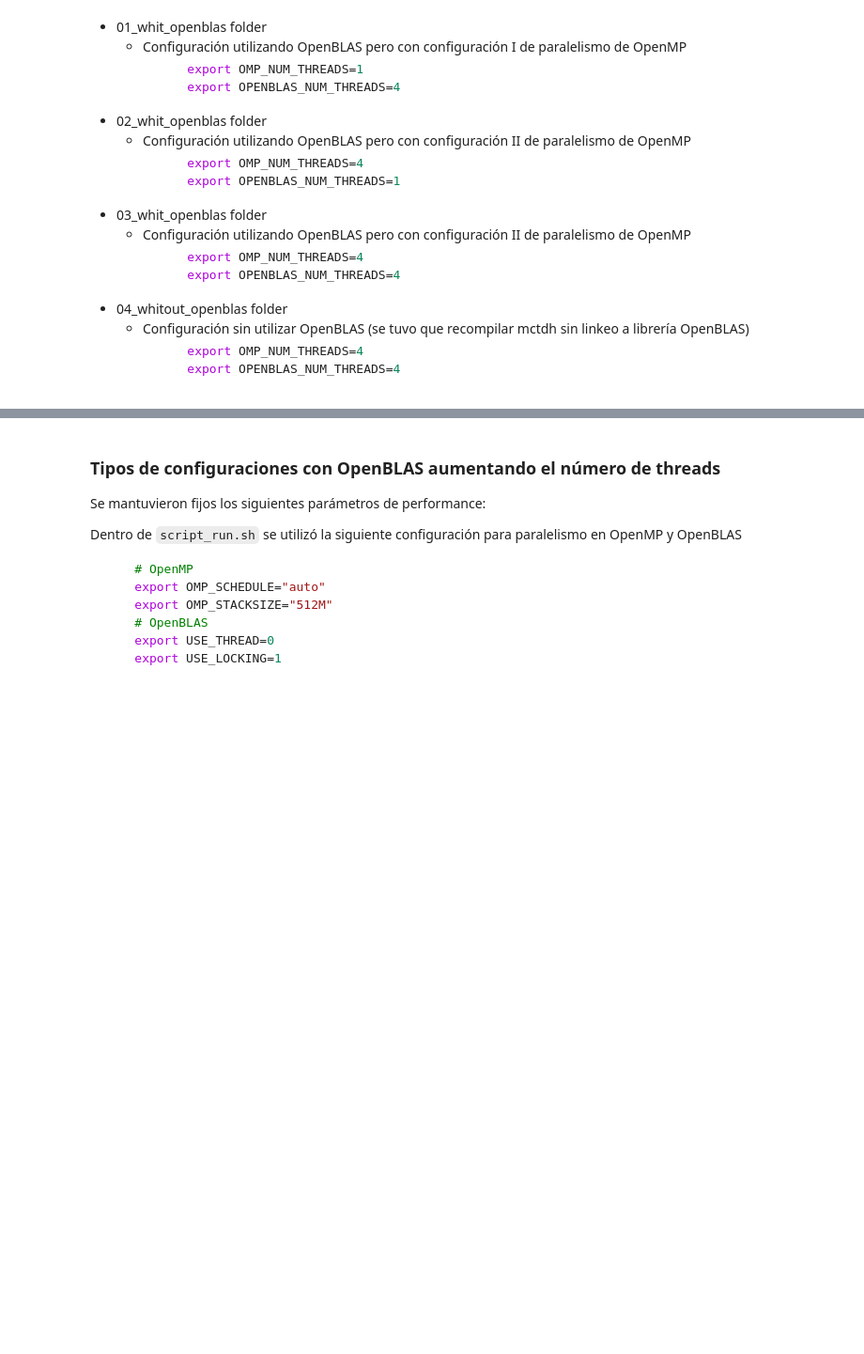
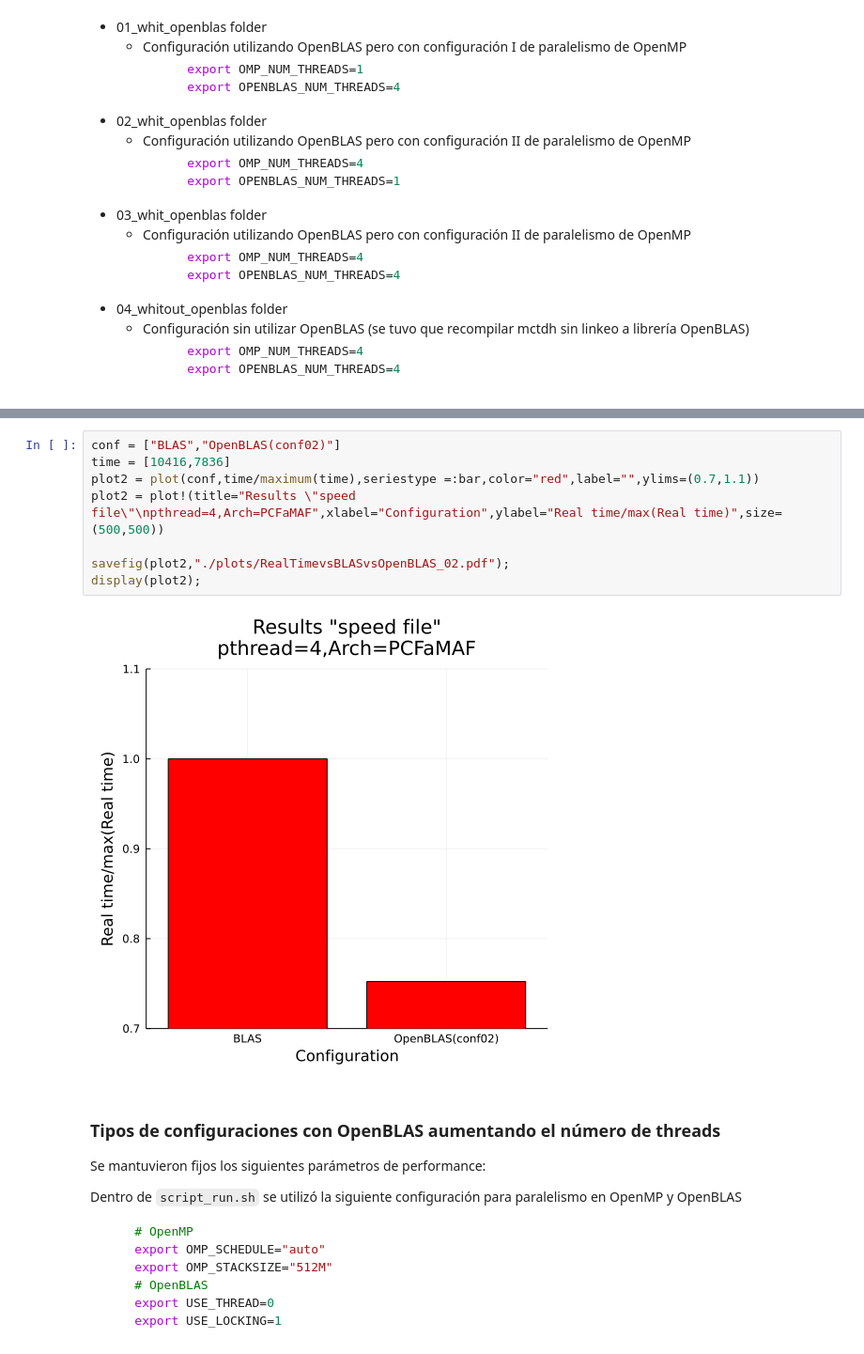
Before and after one commit to mendzmartin/mctdh_cp2021, a Jupyter notebook: double_quantum_dot_model/qdot_02/energies_vs_lambda/study_of_performance_03/running_comparison_performance/README.ipynb, the cells around one changed output, grey strips where cells are left out. Shown at 94% size. Saved outputs shown, nothing was run; the diff lists cells and outputs as text; blank space fills up the shorter version.

```diff
--- a/double_quantum_dot_model/qdot_02/energies_vs_lambda/study_of_performance_03/running_comparison_performance/README.ipynb
+++ b/double_quantum_dot_model/qdot_02/energies_vs_lambda/study_of_performance_03/running_comparison_performance/README.ipynb
@@ -105,3 +99,13 @@ display(plot3);
+# %%
+conf = ["BLAS","OpenBLAS(conf02)"]
+time = [10416,7836]
+plot2 = plot(conf,time/maximum(time),seriestype =:bar,color="red",label="",ylims=(0.7,1.1))
+plot2 = plot!(title="Results \"speed file\"\npthread=4,Arch=PCFaMAF",xlabel="Configuration",ylabel="Real time/max(Real time)",size=(500,500))
+
+savefig(plot2,"./plots/RealTimevsBLASvsOpenBLAS_02.pdf");
+display(plot2);
+# %% [output]
+[figure, added]
 # %% [markdown]
 ### Tipos de configuraciones con OpenBLAS aumentando el número de threads
 
```
Also changed, not shown: parts of 4 cells of this notebook, 15 other files.
